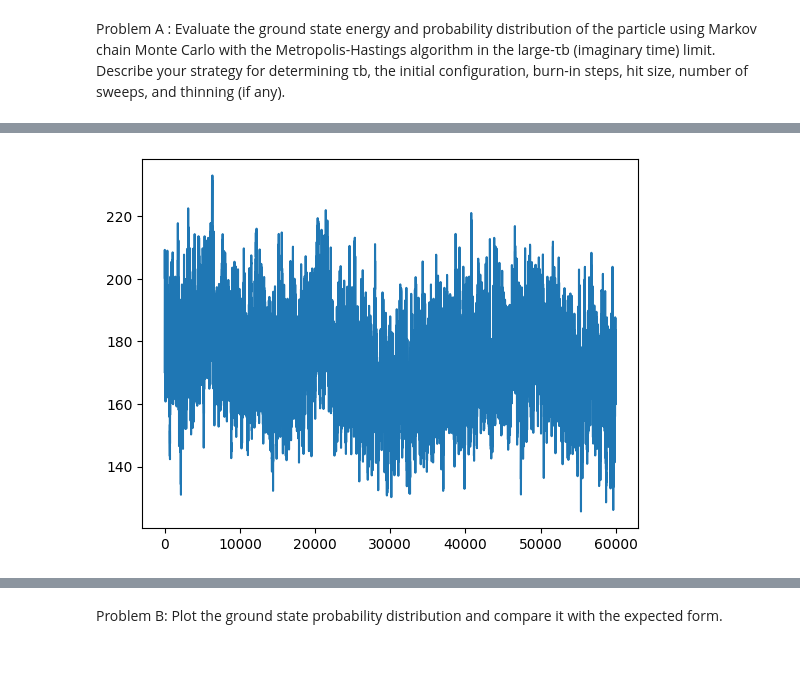
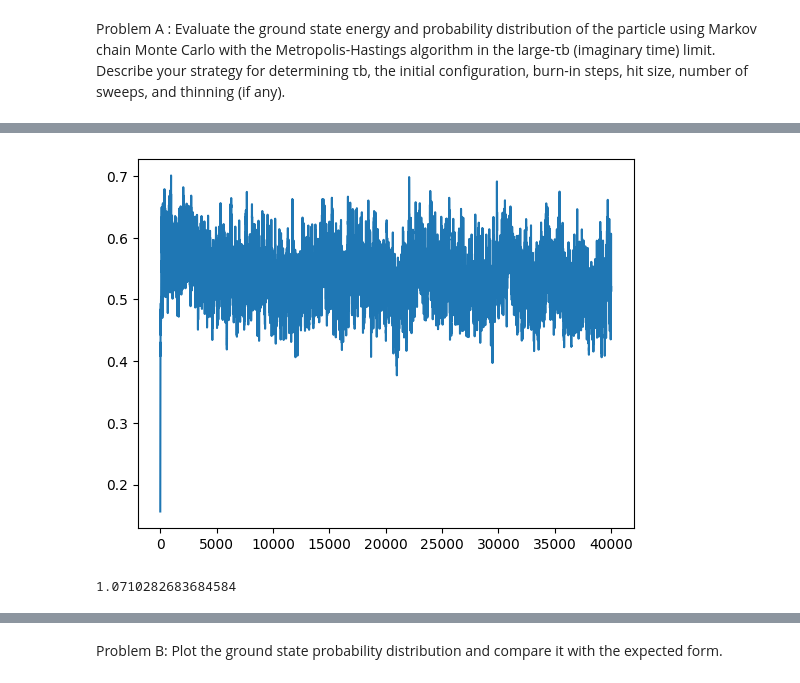
Before and after one commit to katya-sumwalt/PHYS_142_FinalProject, a Jupyter notebook: PHYS142_Final.ipynb, the cells around one changed output, grey strips where cells are left out. Cells and saved outputs as stored; diff of their text form; code cells hidden in the pictures.

```diff
--- a/PHYS142_Final.ipynb
+++ b/PHYS142_Final.ipynb
@@ -21,7 +21,7 @@ chain Monte Carlo with the Metropolis-Hastings algorithm in the large-τb (imagi
 your strategy for determining τb, the initial configuration, burn-in steps, hit size, number of sweeps, and
 thinning (if any).
 # %%
-SWEEPS = 60_000
+SWEEPS = 40_000
 TAU = 30
 DELTATAU = 0.1
 NTAU = int(TAU/DELTATAU)
@@ -117,14 +99,17 @@ kinetic= [2.11412788e+00 7.84983146e-04 2.10303769e+00 7.48303392e+00
 # %%
 E0_list=[]
-for k in range(SWEEPS):
-    MCMC(x_path,prob_histogram,E0_list)
+S_list=[]
+for k in range(int(SWEEPS)):
+    MCMC(x_path,prob_histogram,E0_list,S_list)
     # E0_list.append(compute_ground_state_energy(x_path,DELTATAU))
 # %%
 plt.figure()
-plt.plot(np.linspace(0,SWEEPS,len(E0_list)),E0_list)
+plt.plot(np.linspace(0,SWEEPS,len(S_list)),S_list)
 plt.show()
+2*np.mean(S_list)
 # %% [output]
-[figure, old version]
+[figure, new version]
+1.0710282683684584
 # %%
 plt.figure()
 plt.stairs(prob_histogram/np.sum(prob_histogram*DELTAX), x_bins, label=f"MCMC, $\\tau = {TAU}$, $\\delta\\tau={DELTATAU}$")
```
Also changed, not shown: parts of 5 cells of this notebook, 1 other file.
